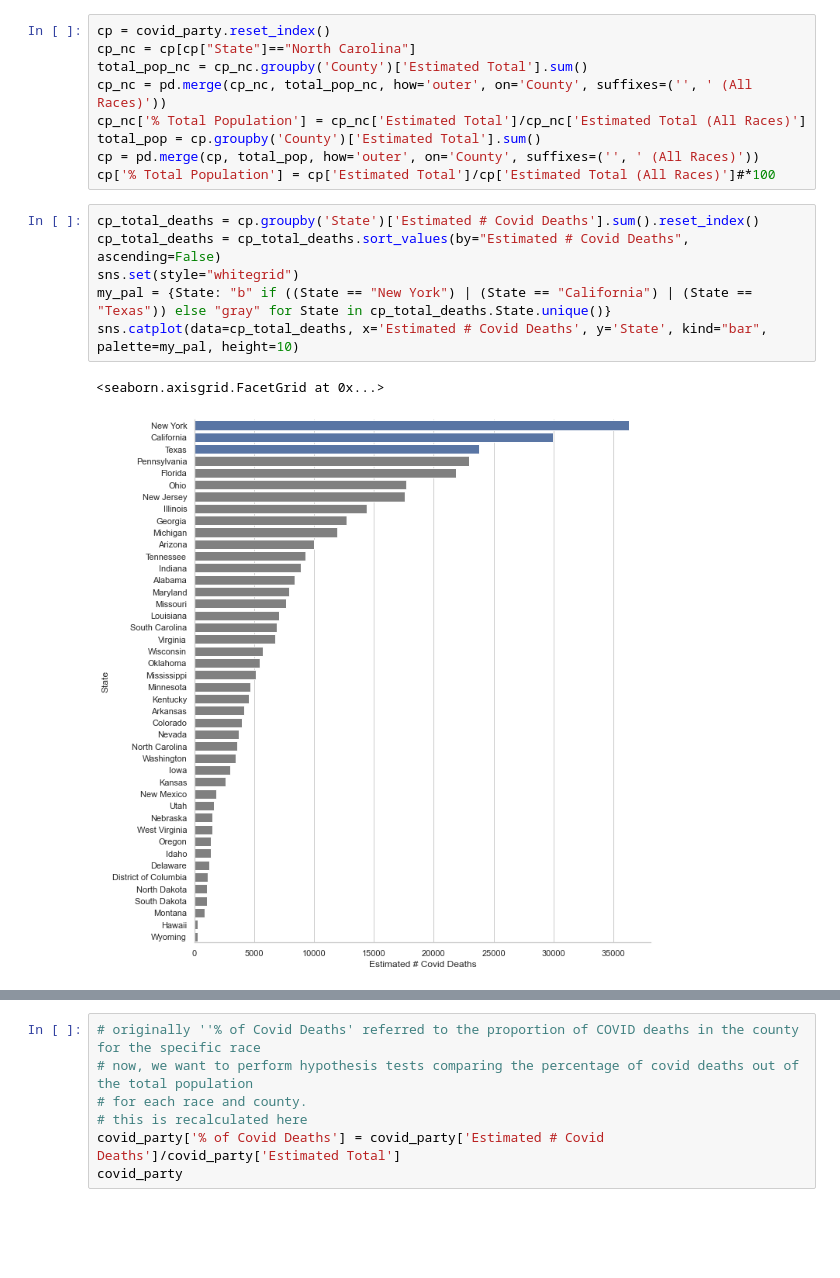
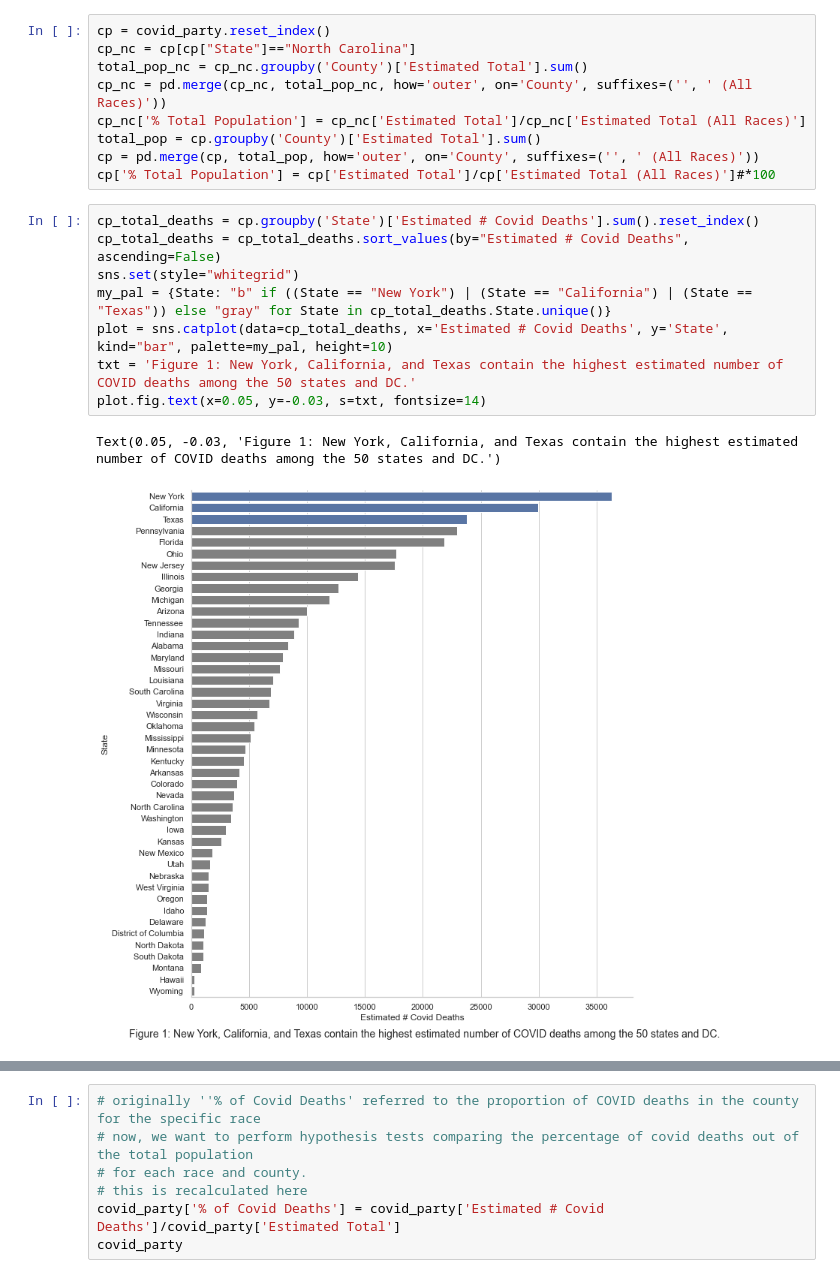
Before and after one commit to lauracharlotteli/cs216project, a Jupyter notebook: 216_project.ipynb, the cells around one changed output, grey strips where cells are left out. Drawn from its saved outputs; the diff is of its cells as text; blank space fills up the shorter version.

Commit message:
labels for graphs

```diff
--- a/216_project.ipynb
+++ b/216_project.ipynb
@@ -334,12 +334,14 @@ cp['% Total Population'] = cp['Estimated Total']/cp['Estimated Total (All Races)
 # %%
 cp_total_deaths = cp.groupby('State')['Estimated # Covid Deaths'].sum().reset_index()
 cp_total_deaths = cp_total_deaths.sort_values(by="Estimated # Covid Deaths", ascending=False)
 sns.set(style="whitegrid")
 my_pal = {State: "b" if ((State == "New York") | (State == "California") | (State == "Texas")) else "gray" for State in cp_total_deaths.State.unique()}
-sns.catplot(data=cp_total_deaths, x='Estimated # Covid Deaths', y='State', kind="bar", palette=my_pal, height=10)
+plot = sns.catplot(data=cp_total_deaths, x='Estimated # Covid Deaths', y='State', kind="bar", palette=my_pal, height=10)
+txt = 'Figure 1: New York, California, and Texas contain the highest estimated number of COVID deaths among the 50 states and DC.'
+plot.fig.text(x=0.05, y=-0.03, s=txt, fontsize=14)
 # %% [output]
-<seaborn.axisgrid.FacetGrid at 0x...>
+Text(0.05, -0.03, 'Figure 1: New York, California, and Texas contain the highest estimated number of COVID deaths among the 50 states and DC.')
-[figure, old version]
+[figure, new version]
 # %%
 import matplotlib.pyplot as plt
 sns.set(rc={"figure.figsize":(8, 8)})
```
Also changed, not shown: parts of 8 cells of this notebook.
